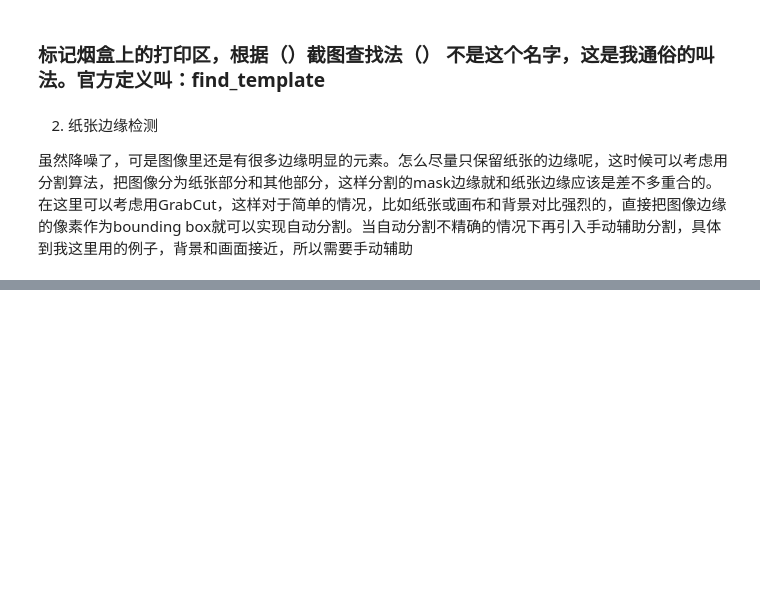
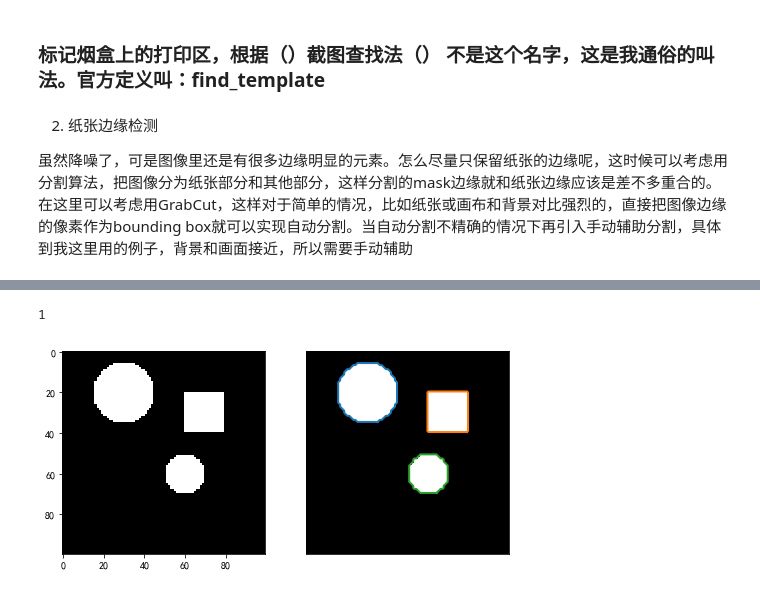
Before and after one commit to zdxpan/RdataCode, a Jupyter notebook: 打印区图像识别.ipynb, the cells around one changed output, grey strips where cells are left out. Saved outputs shown, nothing was run; the diff lists cells and outputs as text; code cells hidden in the pictures; blank space fills up the shorter version.

```diff
--- a/打印区图像识别.ipynb
+++ b/打印区图像识别.ipynb
@@ -183,3 +193,32 @@ for c in cnts:
 	# show the image
 	cv2.imshow("Image", image)
 	cv2.waitKey(0)
+# %%
+len(cnts)
+# %% [output]
+1
+# %%
+#生成二值测试图像
+img=np.zeros([100,100])
+img[20:40,60:80]=1  #矩形
+rr,cc=draw.circle(60,60,10)  #小圆
+rr1,cc1=draw.circle(20,30,15) #大圆
+img[rr,cc]=1
+img[rr1,cc1]=1
+def draw_outline(img):
+    #检测所有图形的轮廓
+    contours = measure.find_contours(img, 0.5)
+
+    #绘制轮廓
+    fig, (ax0,ax1) = plt.subplots(1,2,figsize=(8,8))
+    ax0.imshow(img,plt.cm.gray)
+    ax1.imshow(img,plt.cm.gray)
+    for n, contour in enumerate(contours):
+        ax1.plot(contour[:, 1], contour[:, 0], linewidth=2)
+    ax1.axis('image')
+    ax1.set_xticks([])
+    ax1.set_yticks([])
+    plt.show()
+draw_outline(img)
+# %% [output]
+[figure, added]
```
Also changed, not shown: parts of 32 cells of this notebook.
